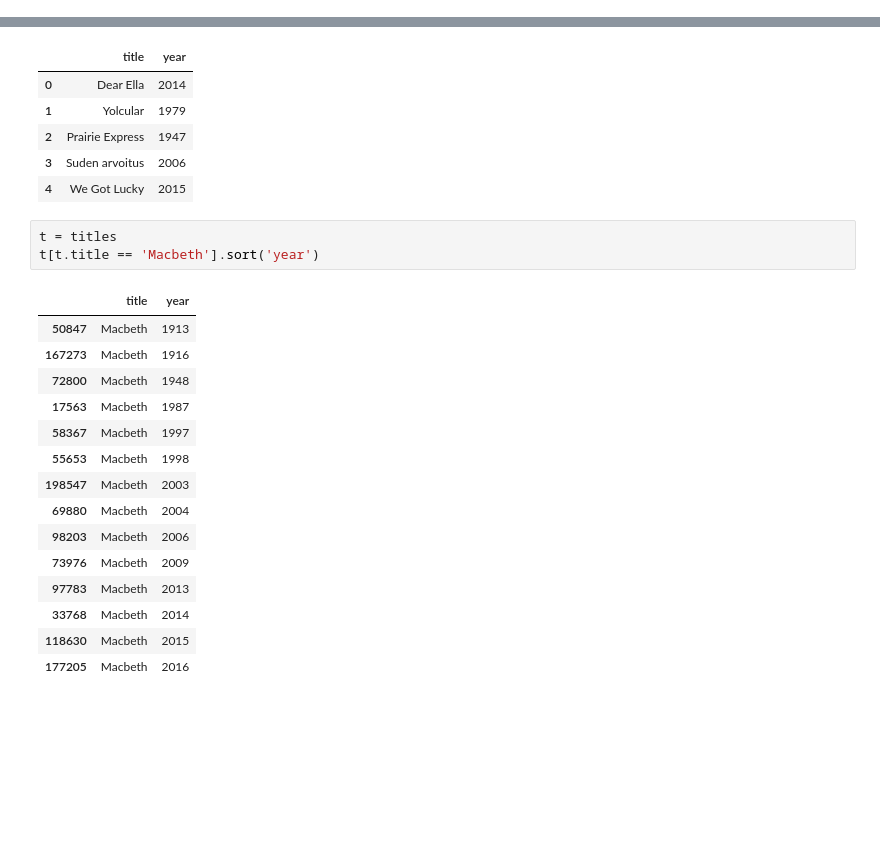
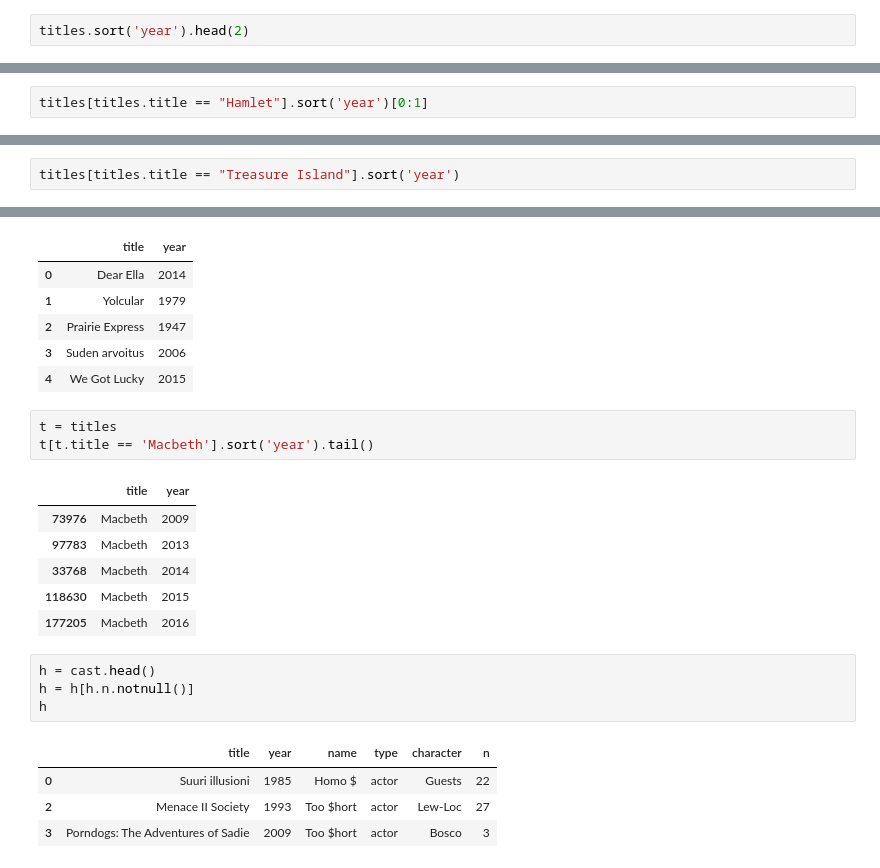
Before and after one commit to j9ac9k/pycon-pandas-tutorial, a Jupyter notebook: Exercises-1.ipynb, the cells around one changed output, grey strips where cells are left out. Cells and saved outputs as stored; diff of their text form; blank space fills up the shorter version.

```diff
--- a/Exercises-1.ipynb
+++ b/Exercises-1.ipynb
@@ -30,2 +34,4 @@ cast.head()
 # %% [markdown]
 ### What are the earliest two films listed in the titles dataframe?
+# %%
+titles.sort('year').head(2)
@@ -36,2 +54,4 @@ cast.head()
 # %% [markdown]
 ### When was the first movie titled "Hamlet" made?
+# %%
+titles[titles.title == "Hamlet"].sort('year')[0:1]
@@ -38,2 +61,4 @@ cast.head()
 # %% [markdown]
 ### List all of the "Treasure Island" movies from earliest to most recent.
+# %%
+titles[titles.title == "Treasure Island"].sort('year')
@@ -109,20 +293,20 @@ h[(h.year < 1980) | (h.year >= 1990)]
 | 4 | We Got Lucky | 2015 |
 # %%
 t = titles
-t[t.title == 'Macbeth'].sort('year')
+t[t.title == 'Macbeth'].sort('year').tail()
 # %% [output]
 |  | title | year |
-| 50847 | Macbeth | 1913 |
-| 167273 | Macbeth | 1916 |
-| 72800 | Macbeth | 1948 |
-| 17563 | Macbeth | 1987 |
-| 58367 | Macbeth | 1997 |
-| 55653 | Macbeth | 1998 |
-| 198547 | Macbeth | 2003 |
-| 69880 | Macbeth | 2004 |
-| 98203 | Macbeth | 2006 |
 | 73976 | Macbeth | 2009 |
 | 97783 | Macbeth | 2013 |
 | 33768 | Macbeth | 2014 |
 | 118630 | Macbeth | 2015 |
 | 177205 | Macbeth | 2016 |
+# %%
+h = cast.head()
+h = h[h.n.notnull()]
+h
+# %% [output]
+|  | title | year | name | type | character | n |
+| 0 | Suuri illusioni | 1985 | Homo $ | actor | Guests | 22 |
+| 2 | Menace II Society | 1993 | Too $hort | actor | Lew-Loc | 27 |
+| 3 | Porndogs: The Adventures of Sadie | 2009 | Too $hort | actor | Bosco | 3 |
```
Also changed, not shown: parts of 31 cells of this notebook, 3 other files.
